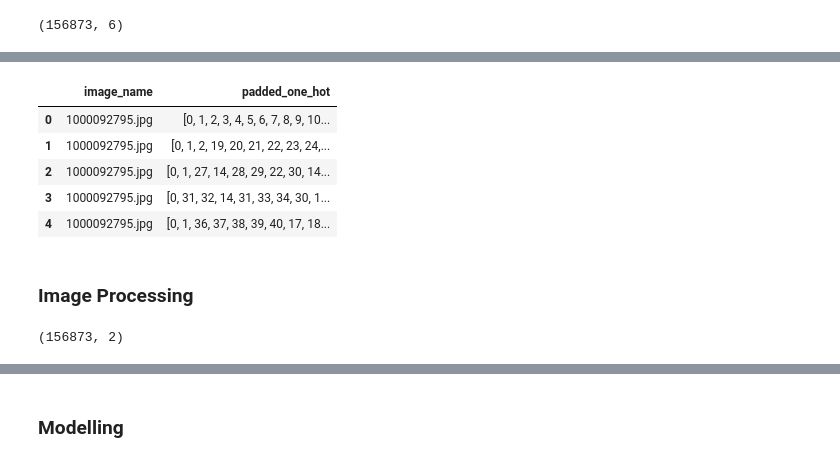
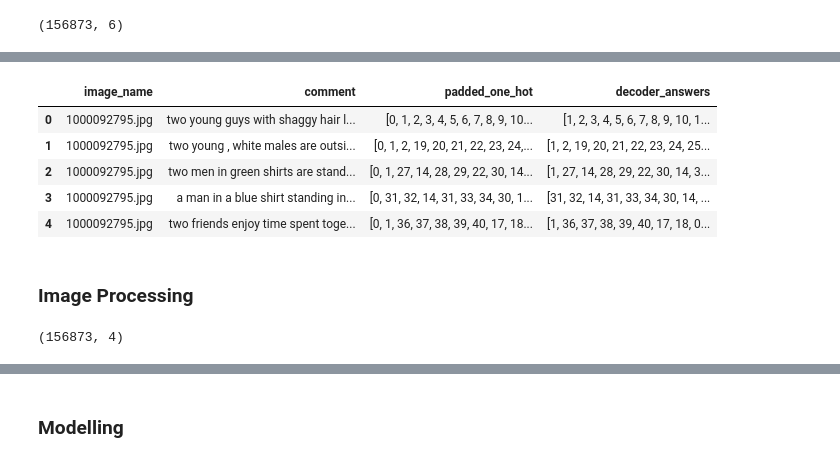
Before and after one commit to poolkit/Image-2-Text, a Jupyter notebook: img2txt.ipynb, the cells around one changed output, grey strips where cells are left out. Cells and saved outputs as stored; diff of their text form; code cells hidden in the pictures.

```diff
--- a/img2txt.ipynb
+++ b/img2txt.ipynb
@@ -366,8 +361,16 @@ np.shape(padded_one_hot)
 df.shape
 # %% [output]
 (156873, 6)
+# %%
+decoder_answers = []
+
+for each in padded_one_hot:
+  decoder_answers.append(each[1:])
+
+decoder_answers = pad_sequences(decoder_answers, maxlen=max_length, padding='post')
 # %%
 df['padded_one_hot'] = list(padded_one_hot)
+df['decoder_answers'] = list(decoder_answers)
 # %% [output]
 A value is trying to be set on a copy of a slice from a DataFrame.
 Try using .loc[row_indexer,col_indexer] = value instead
@@ -386,13 +394,13 @@ df.head()
 # %%
-final = df[['image_name','padded_one_hot']]
+final = df[['image_name','comment','padded_one_hot','decoder_answers']]
 final.head()
 # %% [output]
-|  | image_name | padded_one_hot |
-| 0 | 1000092795.jpg | [0, 1, 2, 3, 4, 5, 6, 7, 8, 9, 10... |
-| 1 | 1000092795.jpg | [0, 1, 2, 19, 20, 21, 22, 23, 24,... |
-| 2 | 1000092795.jpg | [0, 1, 27, 14, 28, 29, 22, 30, 14... |
-| 3 | 1000092795.jpg | [0, 31, 32, 14, 31, 33, 34, 30, 1... |
-| 4 | 1000092795.jpg | [0, 1, 36, 37, 38, 39, 40, 17, 18... |
+|  | image_name | comment | padded_one_hot | decoder_answers |
+| 0 | 1000092795.jpg | two young guys with shaggy hair l... | [0, 1, 2, 3, 4, 5, 6, 7, 8, 9, 10... | [1, 2, 3, 4, 5, 6, 7, 8, 9, 10, 1... |
+| 1 | 1000092795.jpg | two young , white males are outsi... | [0, 1, 2, 19, 20, 21, 22, 23, 24,... | [1, 2, 19, 20, 21, 22, 23, 24, 25... |
+| 2 | 1000092795.jpg | two men in green shirts are stand... | [0, 1, 27, 14, 28, 29, 22, 30, 14... | [1, 27, 14, 28, 29, 22, 30, 14, 3... |
+| 3 | 1000092795.jpg | a man in a blue shirt standing in... | [0, 31, 32, 14, 31, 33, 34, 30, 1... | [31, 32, 14, 31, 33, 34, 30, 14, ... |
+| 4 | 1000092795.jpg | two friends enjoy time spent toge... | [0, 1, 36, 37, 38, 39, 40, 17, 18... | [1, 36, 37, 38, 39, 40, 17, 18, 0... |
 # %% [markdown]
 ### Image Processing
 # %%
@@ -402,4 +410,4 @@ from tensorflow.keras.preprocessing.image import load_img, img_to_array
 # %%
 final.shape
 # %% [output]
-(156873, 2)
+(156873, 4)
```
Also changed, not shown: parts of 23 cells of this notebook.
